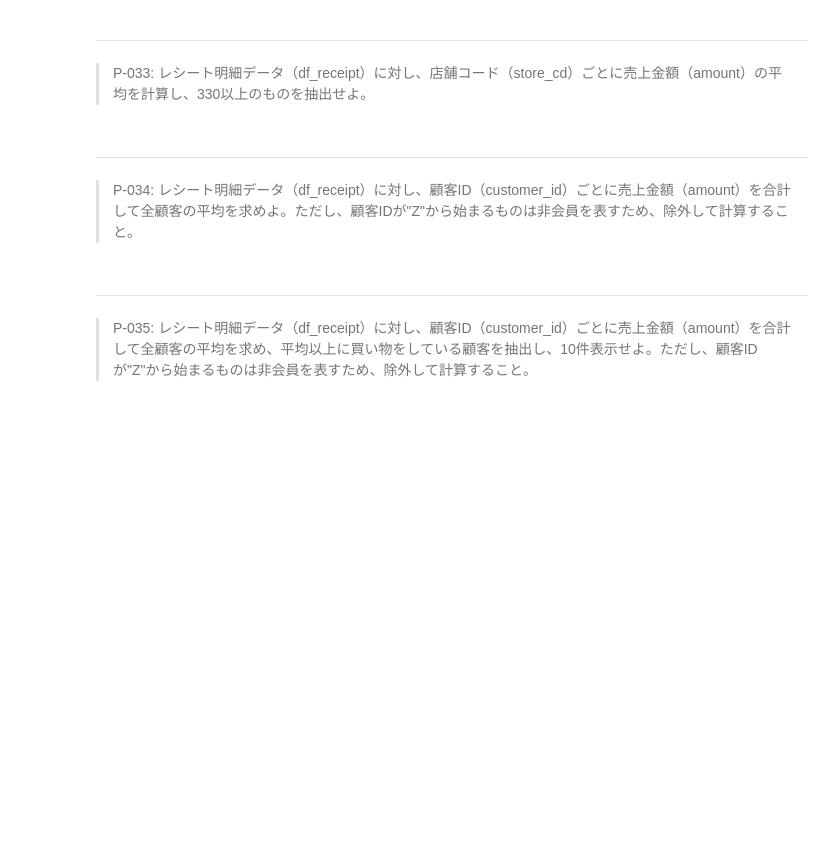
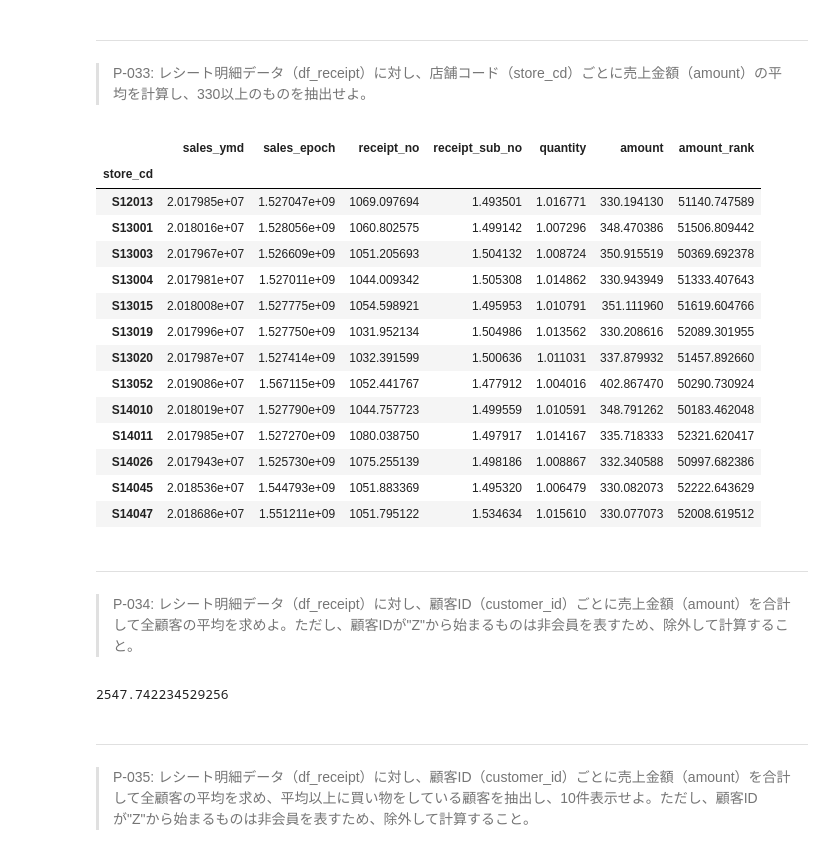
Before and after one commit to kichimura60/100knock, a Jupyter notebook: docker/work/preprocess_knock_Python.ipynb, the cells around one changed output. Saved outputs shown, nothing was run; the diff lists cells and outputs as text; code cells hidden in the pictures; blank space fills up the shorter version.

```diff
--- a/docker/work/preprocess_knock_Python.ipynb
+++ b/docker/work/preprocess_knock_Python.ipynb
@@ -641,9 +675,38 @@ numpy.std(a, axis=None, dtype=None, out=None, ddof=0, keepdims=)
 # %% [markdown]
 ---
 > P-033: レシート明細データ（df_receipt）に対し、店舗コード（store_cd）ごとに売上金額（amount）の平均を計算し、330以上のものを抽出せよ。
+# %%
+gr_store.mean(numeric_only=True).query('amount >= 330')
+# %% [output]
+|  | sales_ymd | sales_epoch | receipt_no | receipt_sub_no | quantity | amount | amount_rank |
+| store_cd |  |  |  |  |  |  |  |
+| S12013 | 2.017985e+07 | 1.527047e+09 | 1069.097694 | 1.493501 | 1.016771 | 330.194130 | 51140.747589 |
+| S13001 | 2.018016e+07 | 1.528056e+09 | 1060.802575 | 1.499142 | 1.007296 | 348.470386 | 51506.809442 |
+| S13003 | 2.017967e+07 | 1.526609e+09 | 1051.205693 | 1.504132 | 1.008724 | 350.915519 | 50369.692378 |
+| S13004 | 2.017981e+07 | 1.527011e+09 | 1044.009342 | 1.505308 | 1.014862 | 330.943949 | 51333.407643 |
+| S13015 | 2.018008e+07 | 1.527775e+09 | 1054.598921 | 1.495953 | 1.010791 | 351.111960 | 51619.604766 |
+| S13019 | 2.017996e+07 | 1.527750e+09 | 1031.952134 | 1.504986 | 1.013562 | 330.208616 | 52089.301955 |
+| S13020 | 2.017987e+07 | 1.527414e+09 | 1032.391599 | 1.500636 | 1.011031 | 337.879932 | 51457.892660 |
+| S13052 | 2.019086e+07 | 1.567115e+09 | 1052.441767 | 1.477912 | 1.004016 | 402.867470 | 50290.730924 |
+| S14010 | 2.018019e+07 | 1.527790e+09 | 1044.757723 | 1.499559 | 1.010591 | 348.791262 | 50183.462048 |
+| S14011 | 2.017985e+07 | 1.527270e+09 | 1080.038750 | 1.497917 | 1.014167 | 335.718333 | 52321.620417 |
+| S14026 | 2.017943e+07 | 1.525730e+09 | 1075.255139 | 1.498186 | 1.008867 | 332.340588 | 50997.682386 |
+| S14045 | 2.018536e+07 | 1.544793e+09 | 1051.883369 | 1.495320 | 1.006479 | 330.082073 | 52222.643629 |
+| S14047 | 2.018686e+07 | 1.551211e+09 | 1051.795122 | 1.534634 | 1.015610 | 330.077073 | 52008.619512 |
 # %% [markdown]
 ---
 > P-034: レシート明細データ（df_receipt）に対し、顧客ID（customer_id）ごとに売上金額（amount）を合計して全顧客の平均を求めよ。ただし、顧客IDが"Z"から始まるものは非会員を表すため、除外して計算すること。
+# %%
+mean_amount = (
+ gr_customer
+ .sum(numeric_only=True)
+ .query('not(index.str.startswith("Z"))')
+ ['amount']
+ .mean()
+)
+mean_amount
+# %% [output]
+2547.742234529256
 # %% [markdown]
 ---
 > P-035: レシート明細データ（df_receipt）に対し、顧客ID（customer_id）ごとに売上金額（amount）を合計して全顧客の平均を求め、平均以上に買い物をしている顧客を抽出し、10件表示せよ。ただし、顧客IDが"Z"から始まるものは非会員を表すため、除外して計算すること。
```
Also changed, not shown: parts of 5 cells of this notebook.
